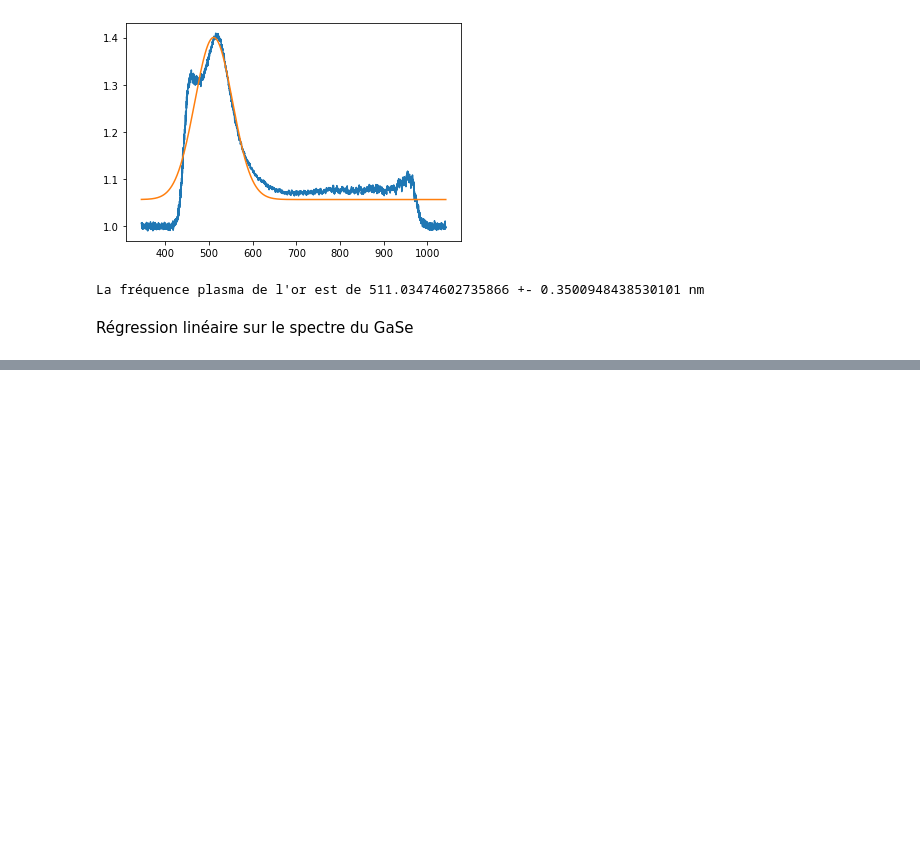
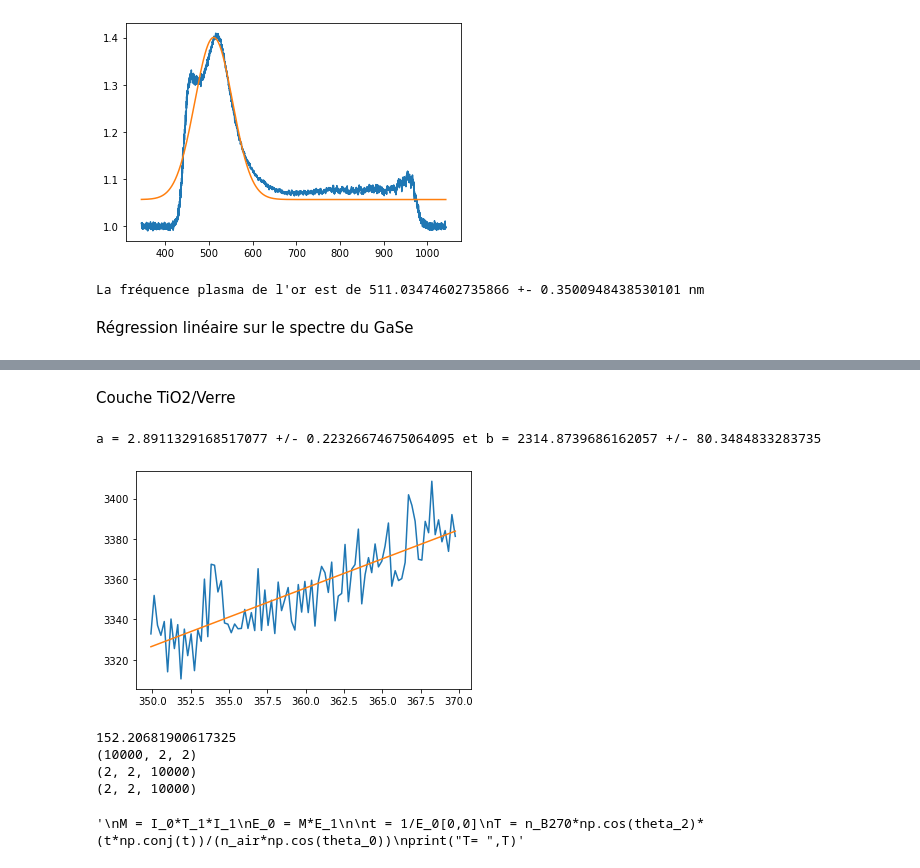
Before and after one commit to pierrotlamontagne/Github-labo-3, a Jupyter notebook: ABS/Analyse.ipynb, the cells around one changed output, grey strips where cells are left out. Drawn from its saved outputs; the diff is of its cells as text; code cells hidden in the pictures; blank space fills up the shorter version.

```diff
--- a/ABS/Analyse.ipynb
+++ b/ABS/Analyse.ipynb
@@ -175,0 +185,70 @@ L'énergie de gap est 1.209952249361952e-22 J et l'énergie des phonons est 4.53
+# %% [markdown]
+Couche TiO2/Verre
+# %%
+#Il faut estimer l'incertitude de l'intensité de la lumière capté par le spectromètre.
+i_incert_debut, i_incert_fin = find_nearest(lamda_un_0, 350), find_nearest(lamda_un_0, 370)
+x_incert, y_incert = lamda_un_0[i_incert_debut:i_incert_fin], counts_un_0[i_incert_debut:i_incert_fin]
+y_fit_incert, popt_incert, perr_incert = reg_lin(x_incert, y_incert)
+
+ysig = np.sum( (counts_un_0[i_incert_debut:i_incert_fin]-y_fit_incert)**2 )/(len(y_fit_incert)-1)  #Estimation de l'incertitude
+print(ysig)
+
+#Début de la fonction à optimiser
+theta_0 = 15
+
+lamda = np.linspace(300,1000,10000) #remplacer par un linspace!!!!!!!!
+n1 = 1 #n i
+n2 = 2 #n i+1
+n_air = 1 + 0.05792105/(238.0185-(lamda*1e-3)**(-2)) + 0.00167917/(57.362-(lamda*1e-3)**(-2)) #lamda en micromètre
+n_B270 = np.sqrt(1.676*lamda**2/(lamda**2-99.19**2) + 0.3728*lamda**2/(lamda**2-6.359**2) + 0.2172*lamda**2/(lamda**2-6.436**2)) #lamda en nm
+n_TiO2 = np.sqrt(5.913 + 0.2441/((lamda*1e-3)**2-0.0803)) #lamda en micromètre
+
+#snell-descartes
+theta_1 = np.arcsin(n_air*np.sin(theta_0)/n_TiO2)
+theta_2 = np.arcsin(n_TiO2*np.sin(theta_1)/n_B270)
+
+d=150
+delta = 4*np.pi*d*n1*np.cos(theta_1)/lamda #vérifier les unités!!!!!!!!
+
+#On peut prendre les équations 'p' ou 's' sans perte de généralité. Donc voici les équations 'p'.
+#Pour le milieu 0, n1=n_air, n2=n_TiO2.
+n1=n_air
+n2=n_TiO2
+theta1 = theta_0 #Angle Entrant
+theta2 = theta_1 #Angle Sortant
+r = (n2*np.cos(theta1)-n1*np.cos(theta2))/(n2*np.cos(theta1)+n1*np.cos(theta2)) #(2,3)
+t = (2*n1*np.cos(theta1))/(n2*np.cos(theta1)+n1*np.cos(theta2)) #(2.3)
+
+I_0 = (np.cos(theta2)/np.cos(theta1)) * np.array([[1/t, r/t], [r/t, 1/t]]) #(2.5)
+
+#Pour le milieu 1, n1=n_TiO2, n2=n_B270
+n1=n_TiO2
+n2=n_B270
+theta1 = theta_1 #Entrant
+theta2 = theta_2 #Sortant
+r = (n2*np.cos(theta1)-n1*np.cos(theta2))/(n2*np.cos(theta1)+n1*np.cos(theta2)) #(2,3)
+t = (2*n1*np.cos(theta1))/(n2*np.cos(theta1)+n1*np.cos(theta2)) #(2.3)
+
+T_1 = np.ones((10000,2,2)) * np.array([[np.exp(-1.j*delta), 0], [0, np.exp(1.j*delta)]]) #(2.7)
+I_1 = (np.cos(theta2)/np.cos(theta1)) * np.array([[1/t, r/t], [r/t, 1/t]]) #(2.5)
+
+E_1 = np.array([1,0])
+
+print(np.shape(T_1))
+print(np.shape(I_0))
+print(np.shape(I_1))
+"""
+M = I_0*T_1*I_1
+E_0 = M*E_1
+
+t = 1/E_0[0,0]
+T = n_B270*np.cos(theta_2)*(t*np.conj(t))/(n_air*np.cos(theta_0))
+print("T= ",T)"""
+# %% [output]
+a = 2.8911329168517077 +/- 0.22326674675064095 et b = 2314.8739686162057 +/- 80.3484833283735
+[figure, added]
+152.20681900617325
+(10000, 2, 2)
+(2, 2, 10000)
+(2, 2, 10000)
+'\nM = I_0*T_1*I_1\nE_0 = M*E_1\n\nt = 1/E_0[0,0]\nT = n_B270*np.cos(theta_2)*(t*np.conj(t))/(n_air*np.cos(theta_0))\nprint("T= ",T)'
```
Also changed, not shown: parts of 5 cells of this notebook, 1 other file.
